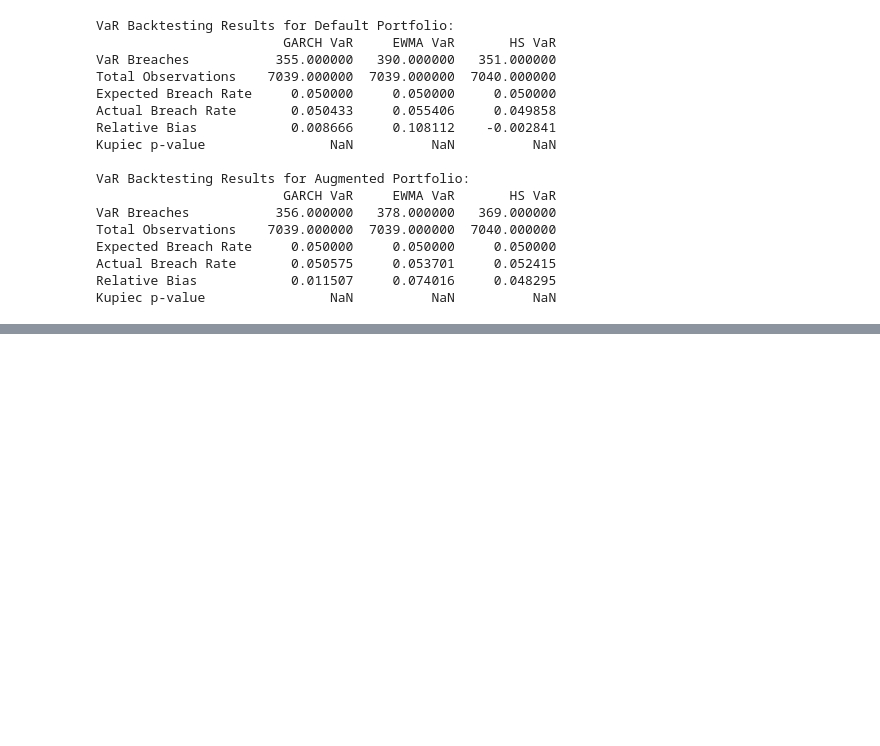
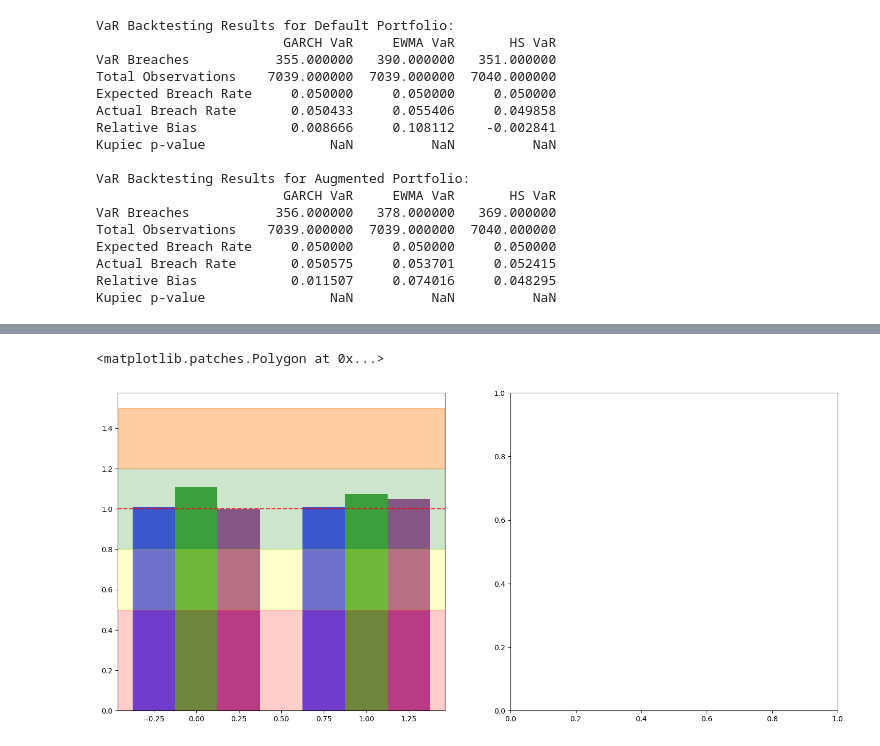
Before and after one commit to thomasmazouzi/Risk, a Jupyter notebook: Project/risk_project.ipynb, the cells around one changed output, grey strips where cells are left out. Saved outputs shown, nothing was run; the diff lists cells and outputs as text; code cells hidden in the pictures; blank space fills up the shorter version.

```diff
--- a/Project/risk_project.ipynb
+++ b/Project/risk_project.ipynb
@@ -1055,0 +1276,62 @@ Summary statistics for Default Portfolio percentage risk contributions:
+# %%
+# Visualisation des performances de backtesting
+# Cette visualisation évalue la qualité des modèles VaR
+
+# Créer un DataFrame pour la visualisation
+backtest_comparison = pd.DataFrame(index=['Default', 'Augmented'])
+
+# Calculer le ratio entre le taux de dépassement réel et attendu
+backtest_comparison['GARCH Ratio'] = [
+    backtest_results_default.loc['Actual Breach Rate', 'GARCH VaR'] / backtest_results_default.loc['Expected Breach Rate', 'GARCH VaR'],
+    backtest_results_augmented.loc['Actual Breach Rate', 'GARCH VaR'] / backtest_results_augmented.loc['Expected Breach Rate', 'GARCH VaR']
+]
+
+backtest_comparison['EWMA Ratio'] = [
+    backtest_results_default.loc['Actual Breach Rate', 'EWMA VaR'] / backtest_results_default.loc['Expected Breach Rate', 'EWMA VaR'],
+    backtest_results_augmented.loc['Actual Breach Rate', 'EWMA VaR'] / backtest_results_augmented.loc['Expected Breach Rate', 'EWMA VaR']
+]
+
+backtest_comparison['HS Ratio'] = [
+    backtest_results_default.loc['Actual Breach Rate', 'HS VaR'] / backtest_results_default.loc['Expected Breach Rate', 'HS VaR'],
+    backtest_results_augmented.loc['Actual Breach Rate', 'HS VaR'] / backtest_results_augmented.loc['Expected Breach Rate', 'HS VaR']
+]
+
+# Pour la significativité statistique (p-value du test de Kupiec)
+backtest_comparison['GARCH p-value'] = [
+    backtest_results_default.loc['Kupiec p-value', 'GARCH VaR'],
+    backtest_results_augmented.loc['Kupiec p-value', 'GARCH VaR']
+]
+
+backtest_comparison['EWMA p-value'] = [
+    backtest_results_default.loc['Kupiec p-value', 'EWMA VaR'],
+    backtest_results_augmented.loc['Kupiec p-value', 'EWMA VaR']
+]
+
+backtest_comparison['HS p-value'] = [
+    backtest_results_default.loc['Kupiec p-value', 'HS VaR'],
+    backtest_results_augmented.loc['Kupiec p-value', 'HS VaR']
+]
+
+# Visualisation des ratios de dépassement
+fig, axes = plt.subplots(1, 2, figsize=(18, 8))
+
+# Graphique pour les ratios (O/E)
+bar_width = 0.25
+index = np.arange(len(backtest_comparison.index))
+
+bars1 = axes[0].bar(index - bar_width, backtest_comparison['GARCH Ratio'], bar_width, label='GARCH', color='blue', alpha=0.7)
+bars2 = axes[0].bar(index, backtest_comparison['EWMA Ratio'], bar_width, label='EWMA', color='green', alpha=0.7)
+bars3 = axes[0].bar(index + bar_width, backtest_comparison['HS Ratio'], bar_width, label='HS', color='purple', alpha=0.7)
+
+# Ajouter une ligne horizontale à 1.0 (ratio idéal)
+axes[0].axhline(y=1.0, color='red', linestyle='--', alpha=0.8, label='Ratio idéal (O/E = 1)')
+
+# Zones de tolerances Basel (zones verte, jaune, rouge)
+axes[0].axhspan(0.8, 1.2, alpha=0.2, color='green', label='Zone verte (±20%)')
+axes[0].axhspan(0.5, 0.8, alpha=0.2, color='yellow', label='Zone jaune-basse')
+axes[0].axhspan(1.2, 1.5, alpha=0.2, color='yellow', label='Zone jaune-haute')
+axes[0].axhspan(0, 0.5, alpha=0.2, color='red', label='Zone rouge-basse')
+axes[0].axhspan(1.2, 1.5, alpha=0.2, color='red', label='Zone rouge-haute')
+# %% [output]
+<matplotlib.patches.Polygon at 0x...>
+[figure, added]
```
Also changed, not shown: parts of 7 cells of this notebook.
